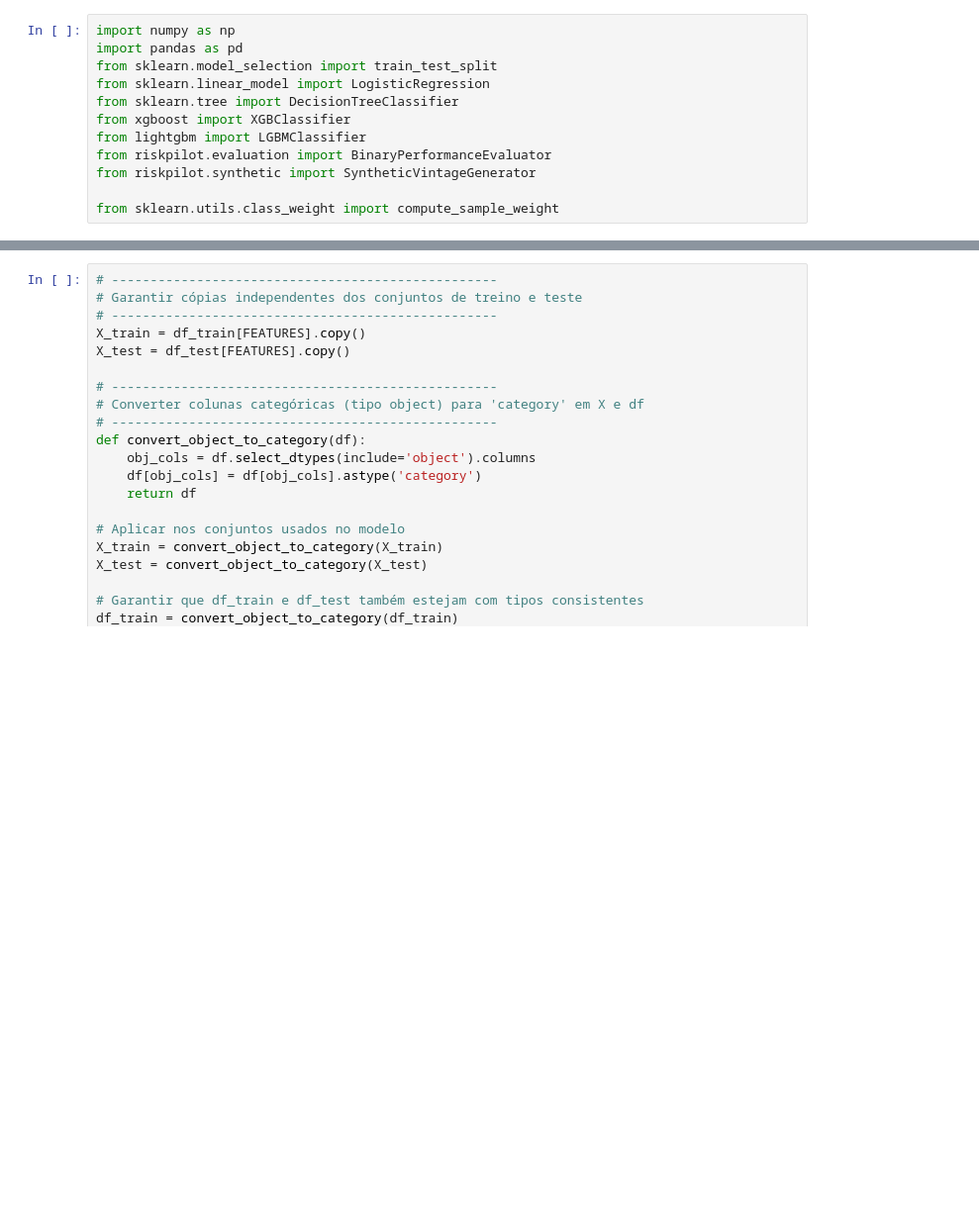
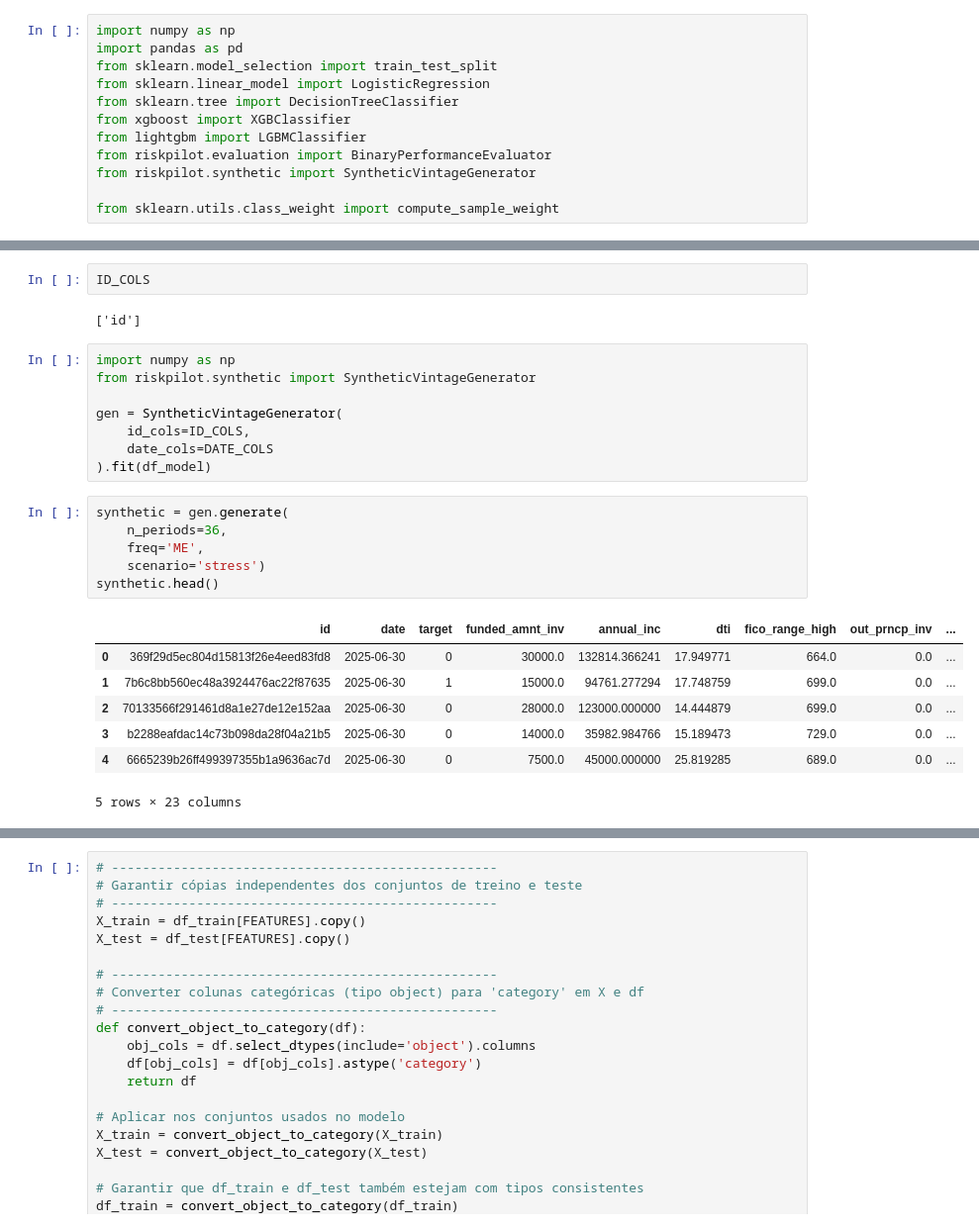
Before and after one commit to joaaomaia/RiskPilot, a Jupyter notebook: examples/binary_performance_full_demo.ipynb, the cells around one changed output, grey strips where cells are left out. Shown at 99% size. Cells and saved outputs as stored; diff of their text form; blank space fills up the shorter version.

```diff
--- a/examples/binary_performance_full_demo.ipynb
+++ b/examples/binary_performance_full_demo.ipynb
@@ -126,0 +117,26 @@ X_test , y_test  = df_test[FEATURES] , df_test[TARGET]
+# %%
+ID_COLS
+# %% [output]
+['id']
+# %%
+import numpy as np
+from riskpilot.synthetic import SyntheticVintageGenerator
+
+gen = SyntheticVintageGenerator(
+    id_cols=ID_COLS,
+    date_cols=DATE_COLS
+).fit(df_model)
+# %%
+synthetic = gen.generate(
+    n_periods=36,
+    freq='ME',
+    scenario='stress')
+synthetic.head()
+# %% [output]
+|  | id | date | target | funded_amnt_inv | annual_inc | dti | fico_range_high | out_prncp_inv | ... |
+| 0 | 369f29d5ec804d15813f26e4eed83fd8 | 2025-06-30 | 0 | 30000.0 | 132814.366241 | 17.949771 | 664.0 | 0.0 | ... |
+| 1 | 7b6c8bb560ec48a3924476ac22f87635 | 2025-06-30 | 1 | 15000.0 | 94761.277294 | 17.748759 | 699.0 | 0.0 | ... |
+| 2 | 70133566f291461d8a1e27de12e152aa | 2025-06-30 | 0 | 28000.0 | 123000.000000 | 14.444879 | 699.0 | 0.0 | ... |
+| 3 | b2288eafdac14c73b098da28f04a21b5 | 2025-06-30 | 0 | 14000.0 | 35982.984766 | 15.189473 | 729.0 | 0.0 | ... |
+| 4 | 6665239b26ff499397355b1a9636ac7d | 2025-06-30 | 0 | 7500.0 | 45000.000000 | 25.819285 | 689.0 | 0.0 | ... |
+5 rows × 23 columns
```
Also changed, not shown: parts of 14 cells of this notebook, 4 other files.
